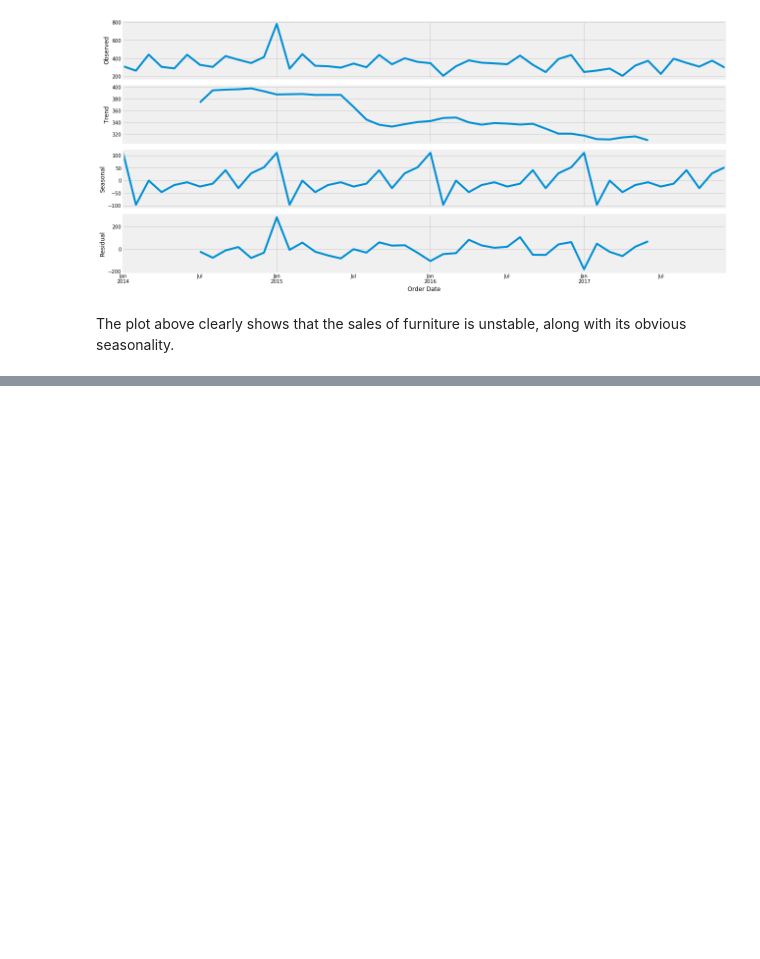
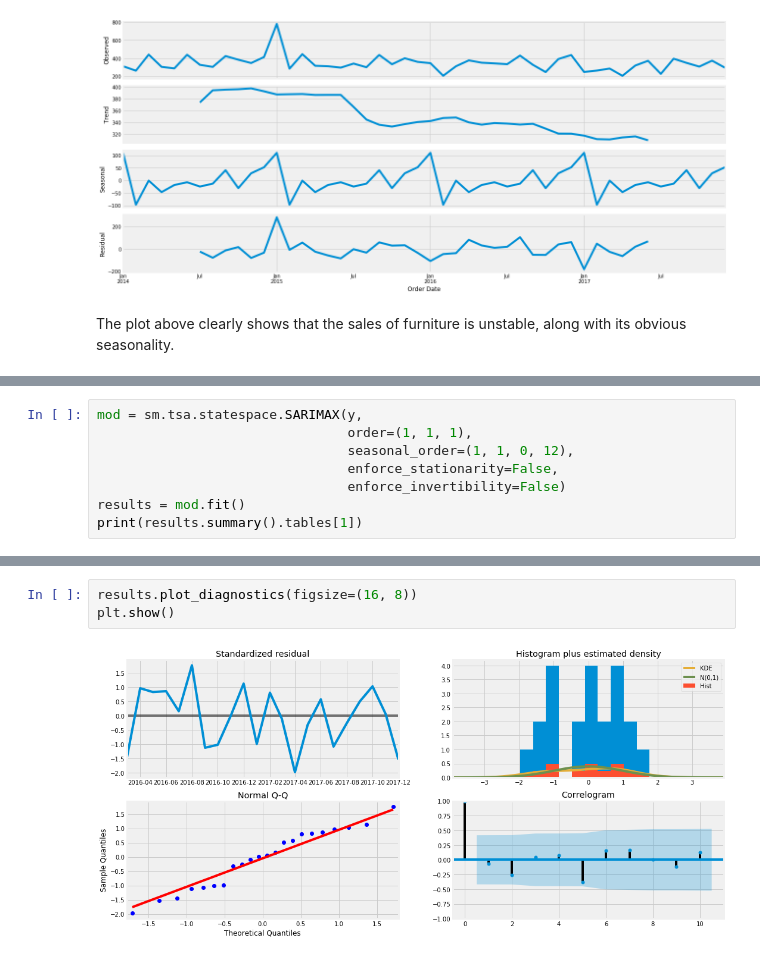
Before and after one commit to JohanSamir/Time-SeriesForecasting, a Jupyter notebook: TimeSeries_1.ipynb, the cells around one changed output, grey strips where cells are left out. Drawn from its saved outputs; the diff is of its cells as text; blank space fills up the shorter version.

```diff
--- a/TimeSeries_1.ipynb
+++ b/TimeSeries_1.ipynb
@@ -111,0 +194,8 @@ The plot above clearly shows that the sales of furniture is unstable, along with
+# %%
+mod = sm.tsa.statespace.SARIMAX(y,
+                                order=(1, 1, 1),
+                                seasonal_order=(1, 1, 0, 12),
+                                enforce_stationarity=False,
+                                enforce_invertibility=False)
+results = mod.fit()
+print(results.summary().tables[1])
@@ -111,0 +211,5 @@ The plot above clearly shows that the sales of furniture is unstable, along with
+# %%
+results.plot_diagnostics(figsize=(16, 8))
+plt.show()
+# %% [output]
+[figure, added]
```
Also changed, not shown: parts of 9 cells of this notebook.
